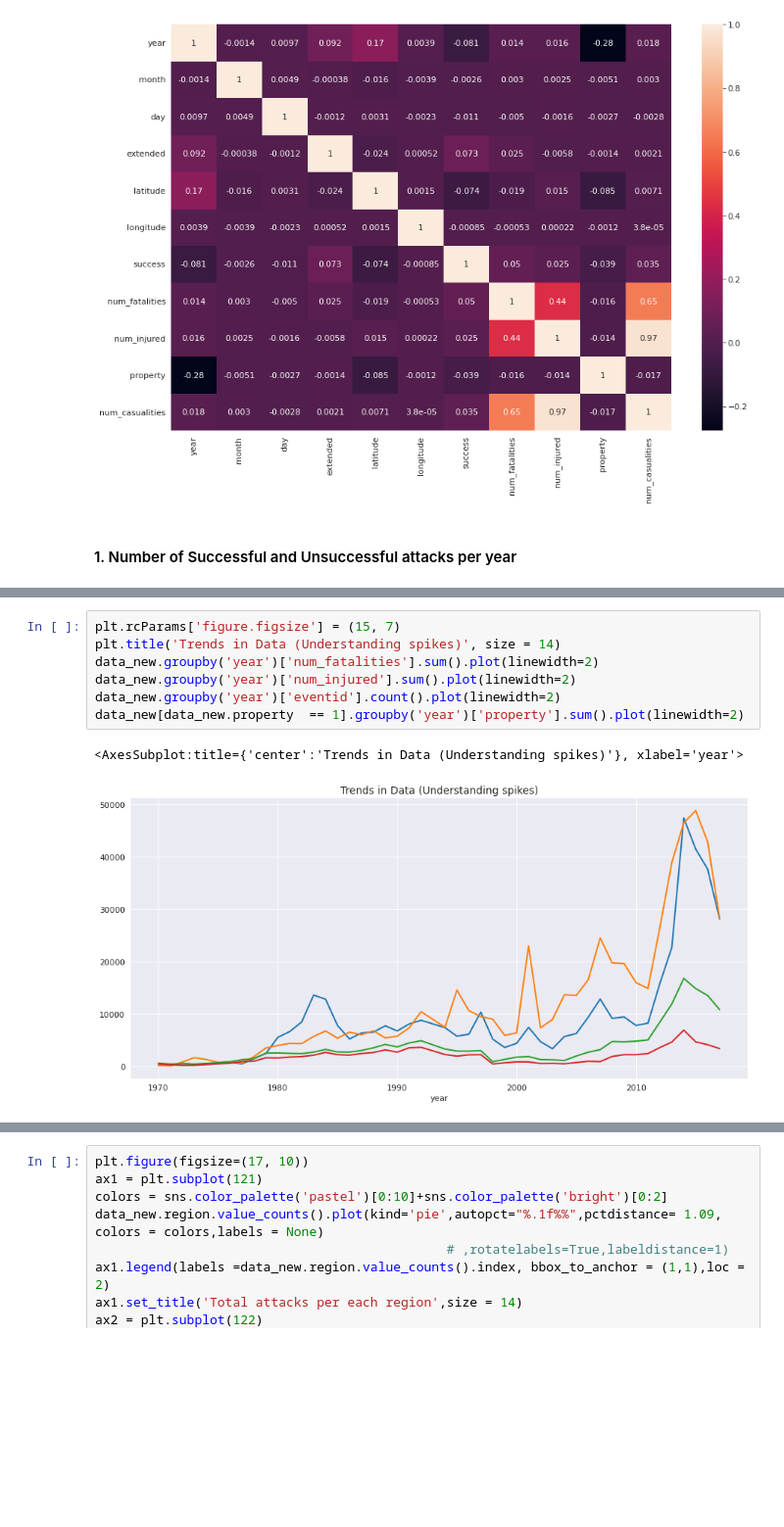
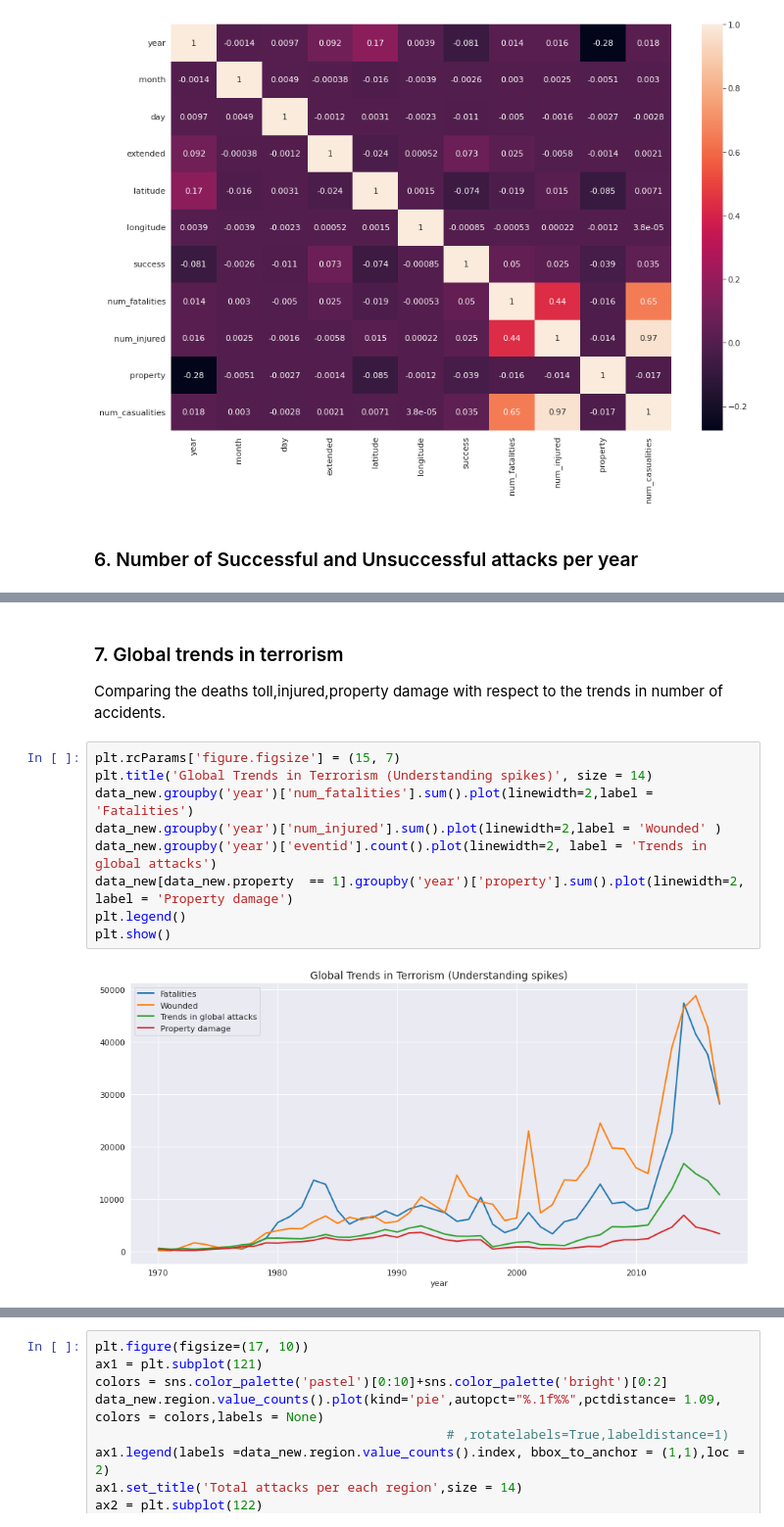
Before and after one commit to JozJozmin/GTD-, a Jupyter notebook: global-terrorism-analysis-capstone-project-ipynb.ipynb, the cells around one changed output, grey strips where cells are left out. Shown at 98% size. Cells and saved outputs as stored; diff of their text form; blank space fills up the shorter version.

Commit message:
Kaggle Notebook | Global Terrorism Analysis - Capstone Project.ipynb | Version 23

```diff
--- a/global-terrorism-analysis-capstone-project-ipynb.ipynb
+++ b/global-terrorism-analysis-capstone-project-ipynb.ipynb
@@ -578,7 +593,7 @@ plt.show()
 # %% [output]
 [figure]
 # %% [markdown]
-#### 1. Number of Successful and Unsuccessful attacks per year
+### 6. Number of Successful and Unsuccessful attacks per year
 # %%
 plt.rcParams['figure.figsize'] = (15, 7)
 fig = px.histogram(data_new,
@@ -591,14 +606,18 @@ fig.update_xaxes(tickangle= -90)
 fig.show()
 # %% [output]
 [interactive output not drawn]
+# %% [markdown]
+### 7. Global trends in terrorism
+Comparing the deaths toll,injured,property damage with respect to the trends in number of accidents.
 # %%
 plt.rcParams['figure.figsize'] = (15, 7)
-plt.title('Trends in Data (Understanding spikes)', size = 14)
-data_new.groupby('year')['num_fatalities'].sum().plot(linewidth=2)
-data_new.groupby('year')['num_injured'].sum().plot(linewidth=2)
-data_new.groupby('year')['eventid'].count().plot(linewidth=2)
-data_new[data_new.property  == 1].groupby('year')['property'].sum().plot(linewidth=2)
+plt.title('Global Trends in Terrorism (Understanding spikes)', size = 14)
+data_new.groupby('year')['num_fatalities'].sum().plot(linewidth=2,label = 'Fatalities')
+data_new.groupby('year')['num_injured'].sum().plot(linewidth=2,label = 'Wounded' )
+data_new.groupby('year')['eventid'].count().plot(linewidth=2, label = 'Trends in global attacks')
+data_new[data_new.property  == 1].groupby('year')['property'].sum().plot(linewidth=2, label = 'Property damage')
+plt.legend()
+plt.show()
 # %% [output]
-<AxesSubplot:title={'center':'Trends in Data (Understanding spikes)'}, xlabel='year'>
-[figure, old version]
+[figure, new version]
 # %% [markdown]
```
Also changed, not shown: parts of 28 cells of this notebook.
